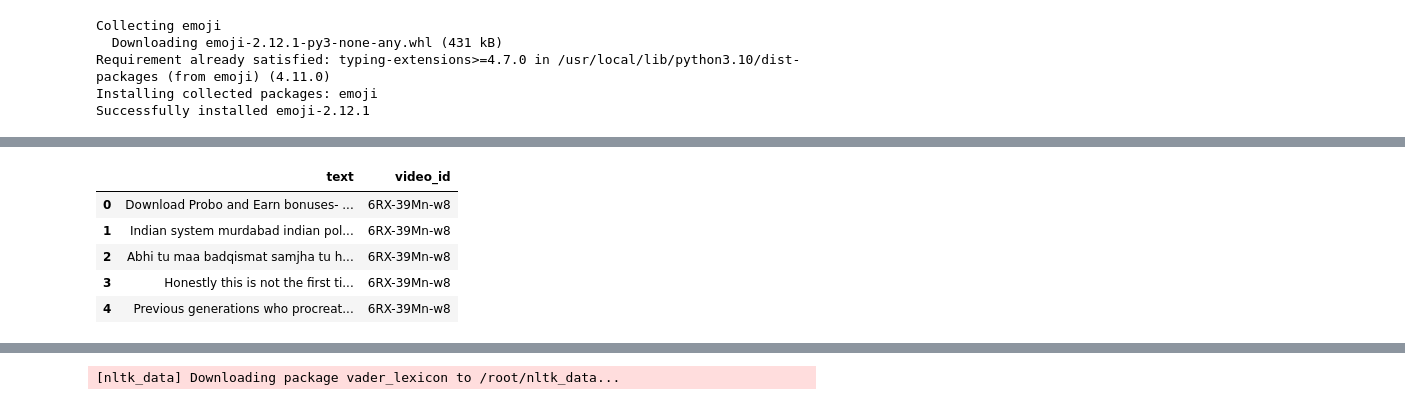
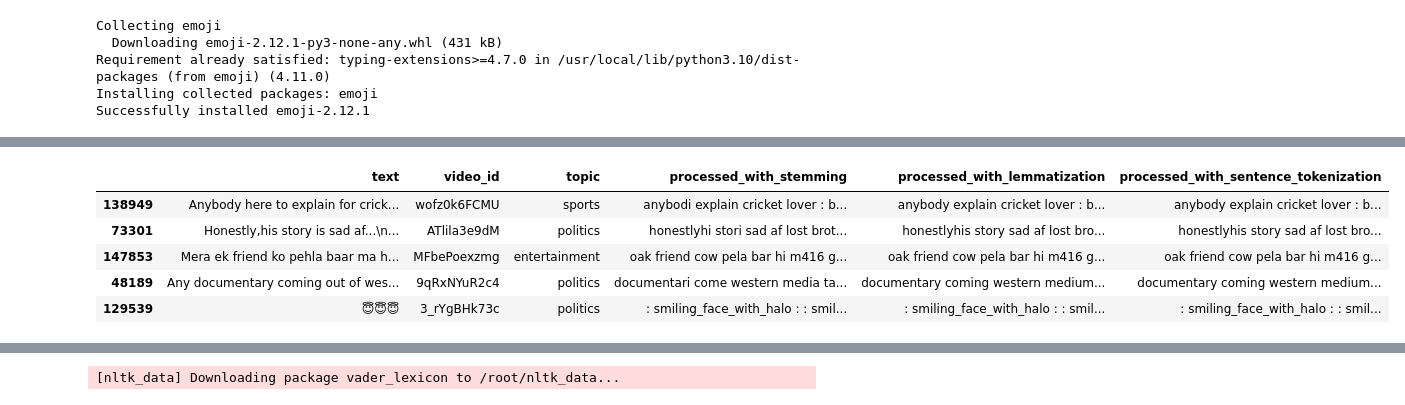
Before and after one commit to yRavi21/Sentiment-analysis, a Jupyter notebook: YouTube_sentiment_analysis.ipynb, the cells around one changed output, grey strips where cells are left out. Drawn from its saved outputs; the diff is of its cells as text; code cells hidden in the pictures.

```diff
--- a/YouTube_sentiment_analysis.ipynb
+++ b/YouTube_sentiment_analysis.ipynb
@@ -88,31 +292,0 @@ lzr = WordNetLemmatizer()
-# %%
-def text_processing(text):
-    # convert text into lowercase
-    text = text.lower()
-
-    # remove new line characters in text
-    text = re.sub(r'\n',' ', text)
-
-    # remove punctuations from text
-    text = re.sub('[%s]' % re.escape(punctuation), "", text)
-
-    # remove references and hashtags from text
-    text = re.sub("^a-zA-Z0-9$,.", "", text)
-
-    # remove multiple spaces from text
-    text = re.sub(r'\s+', ' ', text, flags=re.I)
-
-    # remove special characters from text
-    text = re.sub(r'\W', ' ', text)
-
-    text = ' '.join([word for word in word_tokenize(text) if word not in stop_words])
-
-    # stemming using porter stemmer from nltk package - msh a7sn 7aga - momken: lancaster, snowball
-    # text=' '.join([porter_stemmer.stem(word) for word in word_tokenize(text)])
-    # text=' '.join([lancaster_stemmer.stem(word) for word in word_tokenize(text)])
-    # text=' '.join([snowball_stemer.stem(word) for word in word_tokenize(text)])
-
-    # lemmatizer using WordNetLemmatizer from nltk package
-    text=' '.join([lzr.lemmatize(word) for word in word_tokenize(text)])
-
-    return text
@@ -263,9 +509,16 @@ def text_processing(text, use_stemming=False, stemming_method='porter', use_lemm
+# %%
+tqdm.pandas()
+
+# Preprocess comments with different methods
+df['processed_with_stemming'] = df['text'].progress_apply(lambda x: text_processing(x, use_stemming=True, stemming_method='porter'))
+df['processed_with_lemmatization'] = df['text'].progress_apply(lambda x: text_processing(x, use_stemming=False, use_lemmatization=True))
+df['processed_with_sentence_tokenization'] = df['text'].progress_apply(lambda x: text_processing(x, use_stemming=False, use_lemmatization=True, tokenize_by_sentence=True))
 # %%
-data_copy.head()
+df.head()
 # %% [output]
-|  | text | video_id |
-| 0 | Download Probo and Earn bonuses- ... | 6RX-39Mn-w8 |
-| 1 | Indian system murdabad indian pol... | 6RX-39Mn-w8 |
-| 2 | Abhi tu maa badqismat samjha tu h... | 6RX-39Mn-w8 |
-| 3 | Honestly this is not the first ti... | 6RX-39Mn-w8 |
-| 4 | Previous generations who procreat... | 6RX-39Mn-w8 |
+|  | text | video_id | topic | processed_with_stemming | processed_with_lemmatization | processed_with_sentence_tokenization |
+| 138949 | Anybody here to explain for crick... | wofz0k6FCMU | sports | anybodi explain cricket lover : b... | anybody explain cricket lover : b... | anybody explain cricket lover : b... |
+| 73301 | Honestly,his story is sad af...\n... | ATlila3e9dM | politics | honestlyhi stori sad af lost brot... | honestlyhis story sad af lost bro... | honestlyhis story sad af lost bro... |
+| 147853 | Mera ek friend ko pehla baar ma h... | MFbePoexzmg | entertainment | oak friend cow pela bar hi m416 g... | oak friend cow pela bar hi m416 g... | oak friend cow pela bar hi m416 g... |
+| 48189 | Any documentary coming out of wes... | 9qRxNYuR2c4 | politics | documentari come western media ta... | documentary coming western medium... | documentary coming western medium... |
+| 129539 | 😇😇😇 | 3_rYgBHk73c | politics | : smiling_face_with_halo : : smil... | : smiling_face_with_halo : : smil... | : smiling_face_with_halo : : smil... |
```
Also changed, not shown: parts of 79 cells of this notebook.
